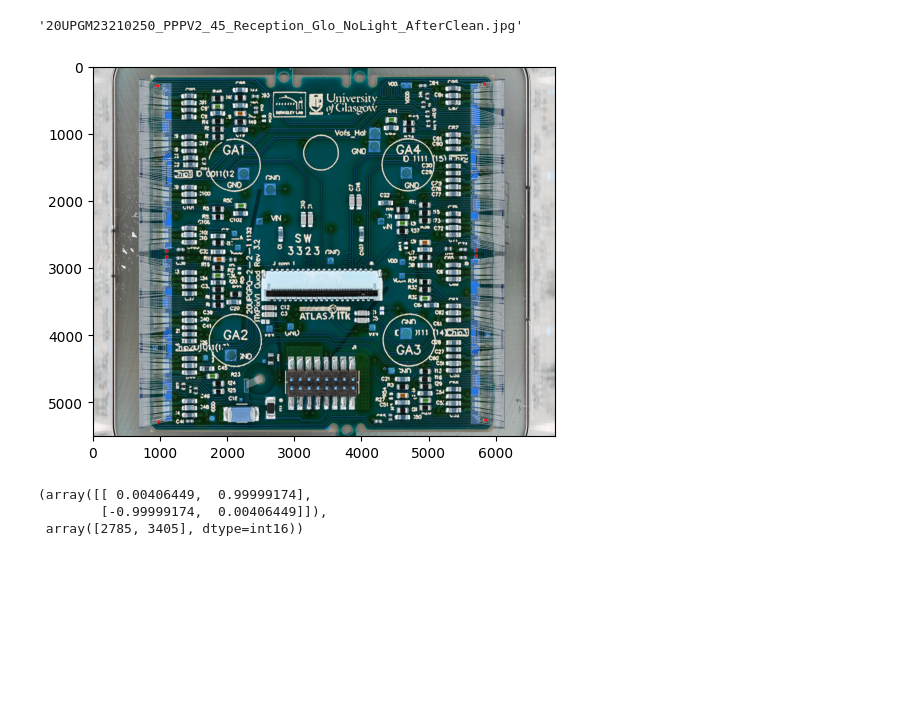
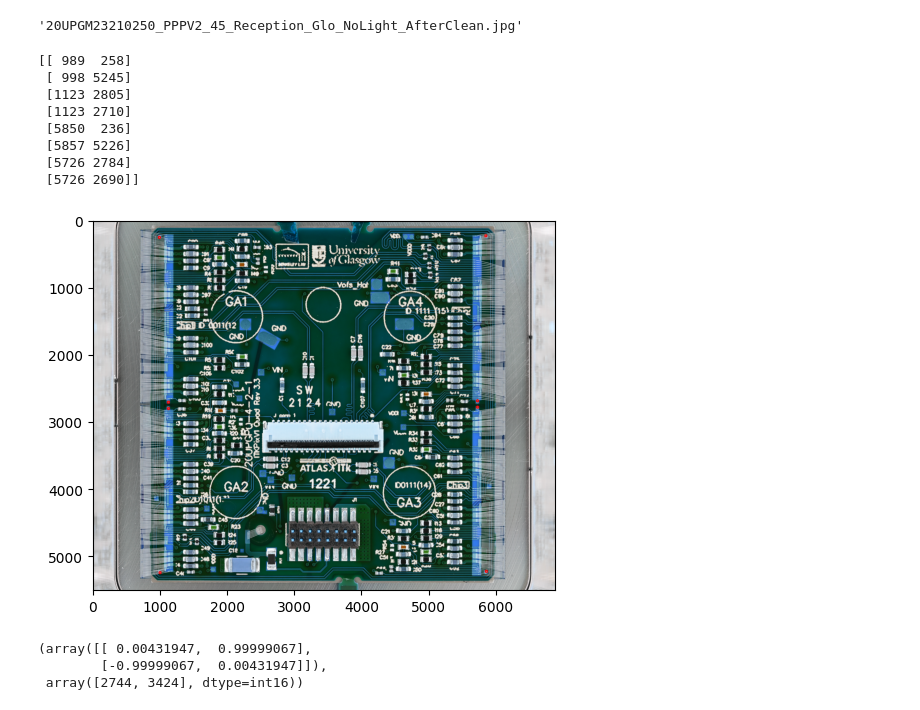
Before and after one commit to GabrielVandersippe/cern-cablage, a Jupyter notebook: gabriel.ipynb, the cells around one changed output. Saved outputs shown, nothing was run; the diff lists cells and outputs as text; code cells hidden in the pictures; blank space fills up the shorter version.

```diff
--- a/gabriel.ipynb
+++ b/gabriel.ipynb
@@ -149,9 +149,9 @@ def afficher(img) :
     cv.waitKey(0)
     cv.destroyAllWindows()
 # %%
-def afficher_points(img, centres):
+def afficher_points(img, mires_img1):
     img_copy = img.copy()
-    for centre in centres :
+    for centre in mires_img1 :
         cv.circle(img_copy, (centre[0],centre[1]),15,(255,0,0),15)
 
     plt.imshow(img_copy)
@@ -269,13 +271,21 @@ def repere_absolu(path):
 
     return mat_passage, np.flip(origine) #Origine renvoyée en (i,j)
 # %%
-path = liste_cablees[1]
+path = liste_cablees[5]
 repere_absolu(path)
 # %% [output]
+[[ 989  258]
+ [ 998 5245]
+ [1123 2805]
+ [1123 2710]
+ [5850  236]
+ [5857 5226]
+ [5726 2784]
+ [5726 2690]]
-[figure, old version]
+[figure, new version]
-(array([[ 0.00406449,  0.99999174],
-        [-0.99999174,  0.00406449]]),
- array([2785, 3405], dtype=int16))
+(array([[ 0.00431947,  0.99999067],
+        [-0.99999067,  0.00431947]]),
+ array([2744, 3424], dtype=int16))
 # %%
 ## DATA IMAGE 1
 
```
Also changed, not shown: parts of 3 cells of this notebook, 1 other file.
